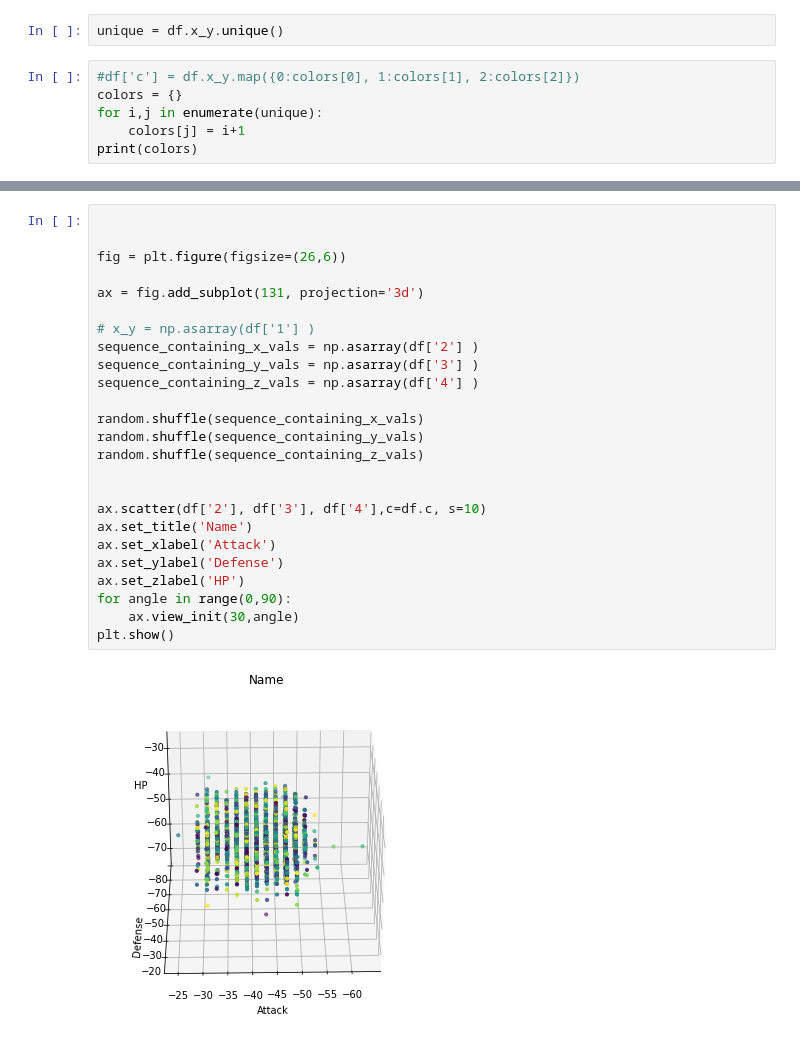
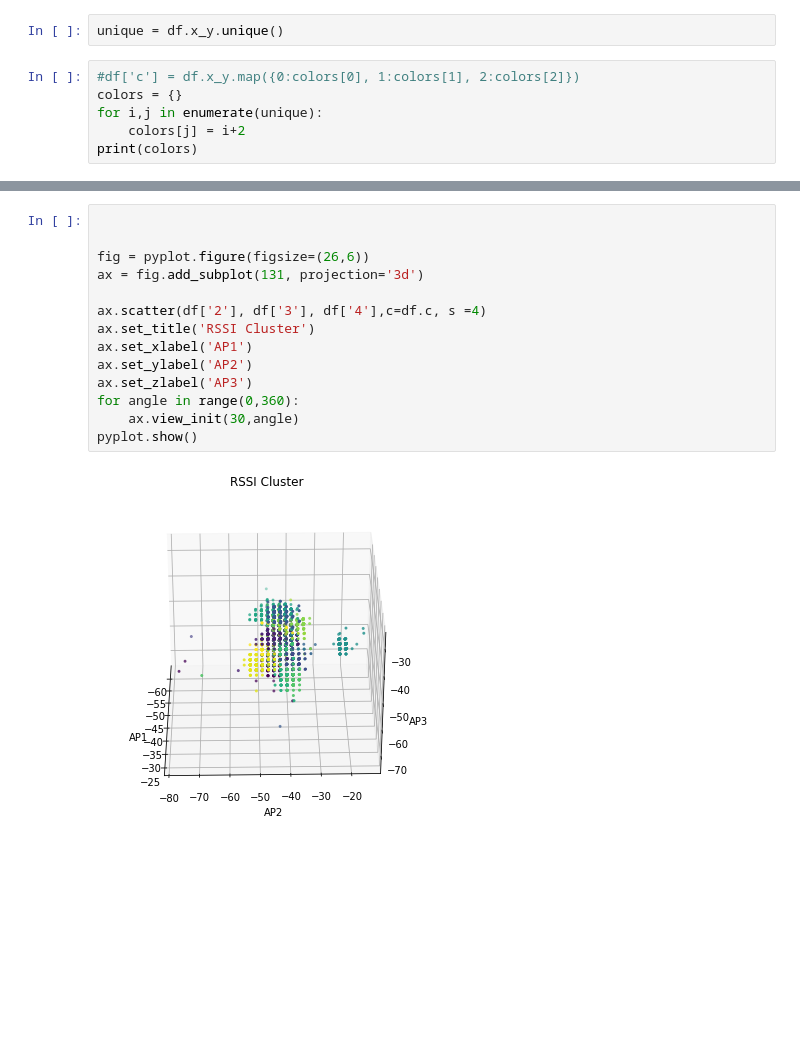
Before and after one commit to kepler42/EE494, a Jupyter notebook: plot.ipynb, the cells around one changed output, grey strips where cells are left out. Saved outputs shown, nothing was run; the diff lists cells and outputs as text; blank space fills up the shorter version.

Commit message:
plot corrected

```diff
--- a/plot.ipynb
+++ b/plot.ipynb
@@ -81,6 +78,6 @@ unique = df.x_y.unique()
 #df['c'] = df.x_y.map({0:colors[0], 1:colors[1], 2:colors[2]})
 colors = {}
 for i,j in enumerate(unique):
-    colors[j] = i+1
+    colors[j] = i+2
 print(colors)
 # %% [output]
@@ -105,27 +102,16 @@ df
 # %%
 
 
-fig = plt.figure(figsize=(26,6))
-
+fig = pyplot.figure(figsize=(26,6))
 ax = fig.add_subplot(131, projection='3d')
 
-# x_y = np.asarray(df['1'] )
-sequence_containing_x_vals = np.asarray(df['2'] )
-sequence_containing_y_vals = np.asarray(df['3'] )
-sequence_containing_z_vals = np.asarray(df['4'] )
-
-random.shuffle(sequence_containing_x_vals)
-random.shuffle(sequence_containing_y_vals)
-random.shuffle(sequence_containing_z_vals)
-
-
-ax.scatter(df['2'], df['3'], df['4'],c=df.c, s=10)
-ax.set_title('Name')
-ax.set_xlabel('Attack')
-ax.set_ylabel('Defense')
-ax.set_zlabel('HP')
-for angle in range(0,90):
+ax.scatter(df['2'], df['3'], df['4'],c=df.c, s =4)
+ax.set_title('RSSI Cluster')
+ax.set_xlabel('AP1')
+ax.set_ylabel('AP2')
+ax.set_zlabel('AP3')
+for angle in range(0,360):
     ax.view_init(30,angle)
-plt.show()
+pyplot.show()
 # %% [output]
-[figure, old version]
+[figure, new version]
```
Also changed, not shown: parts of 3 cells of this notebook.
